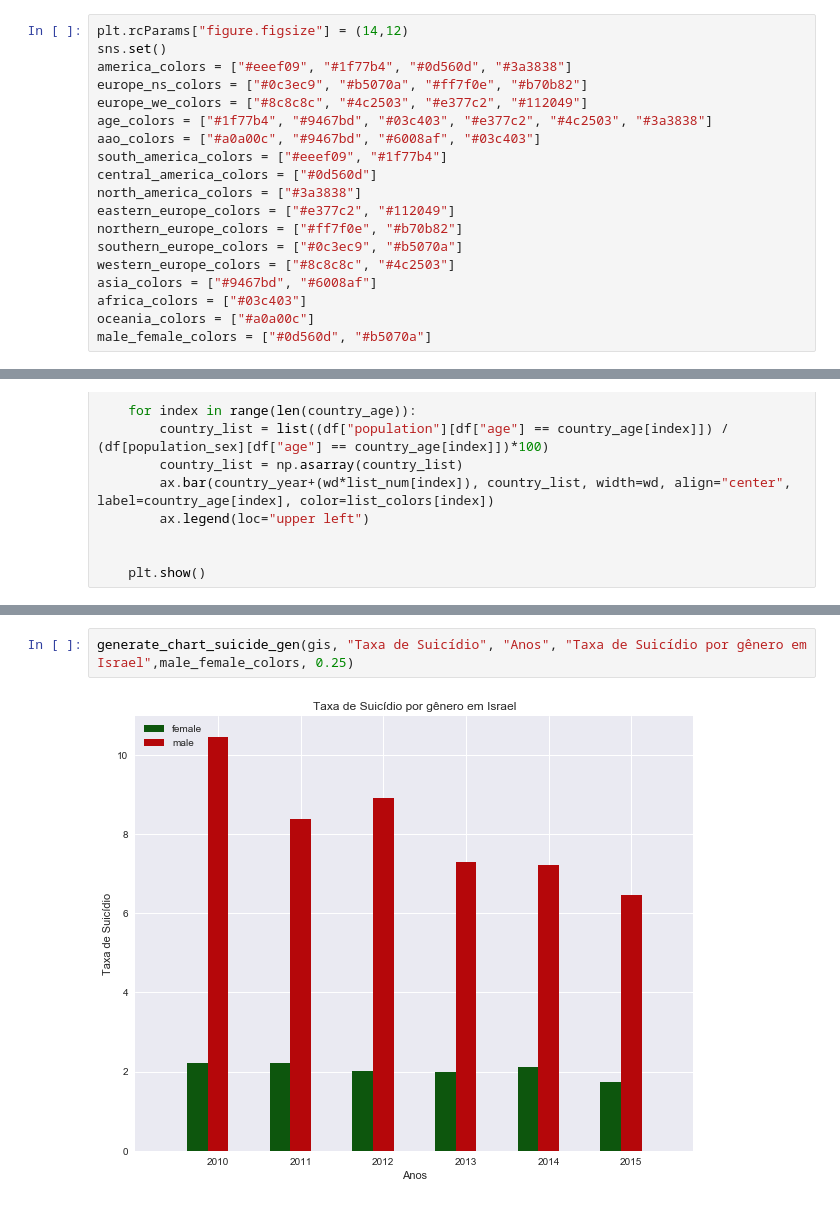
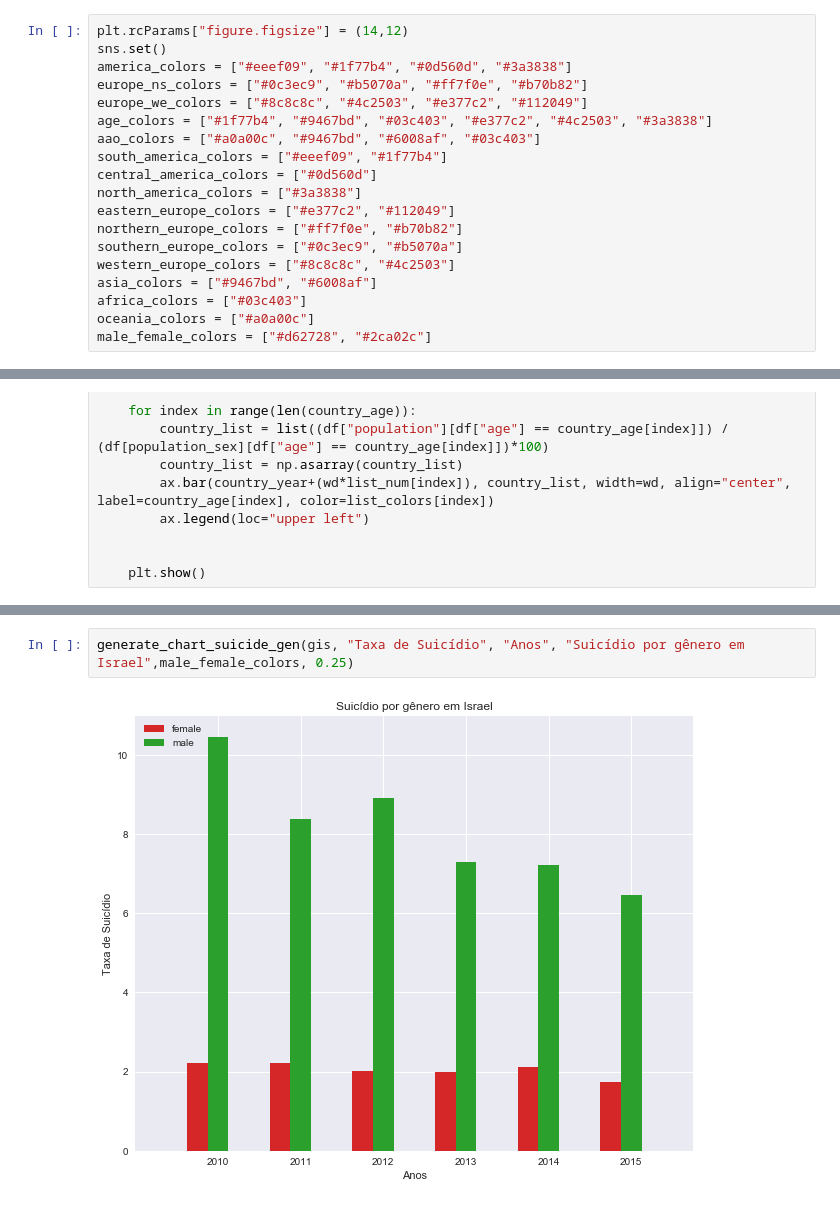
Before and after one commit to Eudess/suicide-data-science, a Jupyter notebook: Entrega 03/suicide_analytics-Copy1.ipynb, the cells around one changed output, grey strips where cells are left out. Drawn from its saved outputs; the diff is of its cells as text.

```diff
--- a/Entrega 03/suicide_analytics-Copy1.ipynb
+++ b/Entrega 03/suicide_analytics-Copy1.ipynb
@@ -22,7 +22,7 @@ western_europe_colors = ["#8c8c8c", "#4c2503"]
 asia_colors = ["#9467bd", "#6008af"]
 africa_colors = ["#03c403"]
 oceania_colors = ["#a0a00c"]
-male_female_colors = ["#0d560d", "#b5070a"]
+male_female_colors = ["#d62728", "#2ca02c"]
 # %%
 #Para manter a ordem das cores:
 
@@ -560,4 +628,4 @@ generate_chart_suicide_gen(gsa, "Taxa de Suicídio", "Anos", "Taxa de Suicídio
 # %%
-generate_chart_suicide_gen(gis, "Taxa de Suicídio", "Anos", "Taxa de Suicídio por gênero em Israel",male_female_colors, 0.25)
+generate_chart_suicide_gen(gis, "Taxa de Suicídio", "Anos", "Suicídio por gênero em Israel",male_female_colors, 0.25)
 # %% [output]
-[figure, old version]
+[figure, new version]
```
Also changed, not shown: parts of 39 cells of this notebook.
